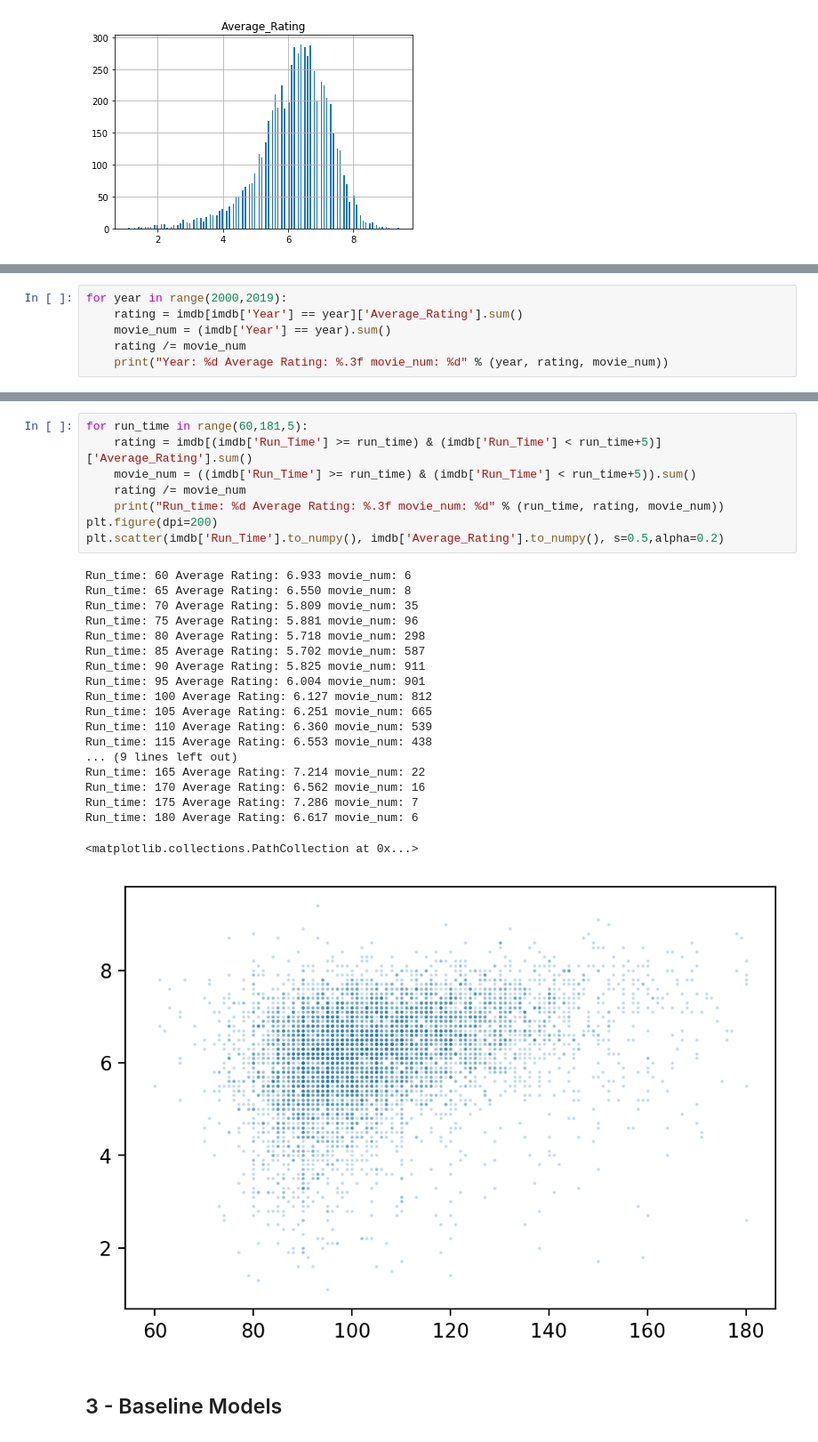
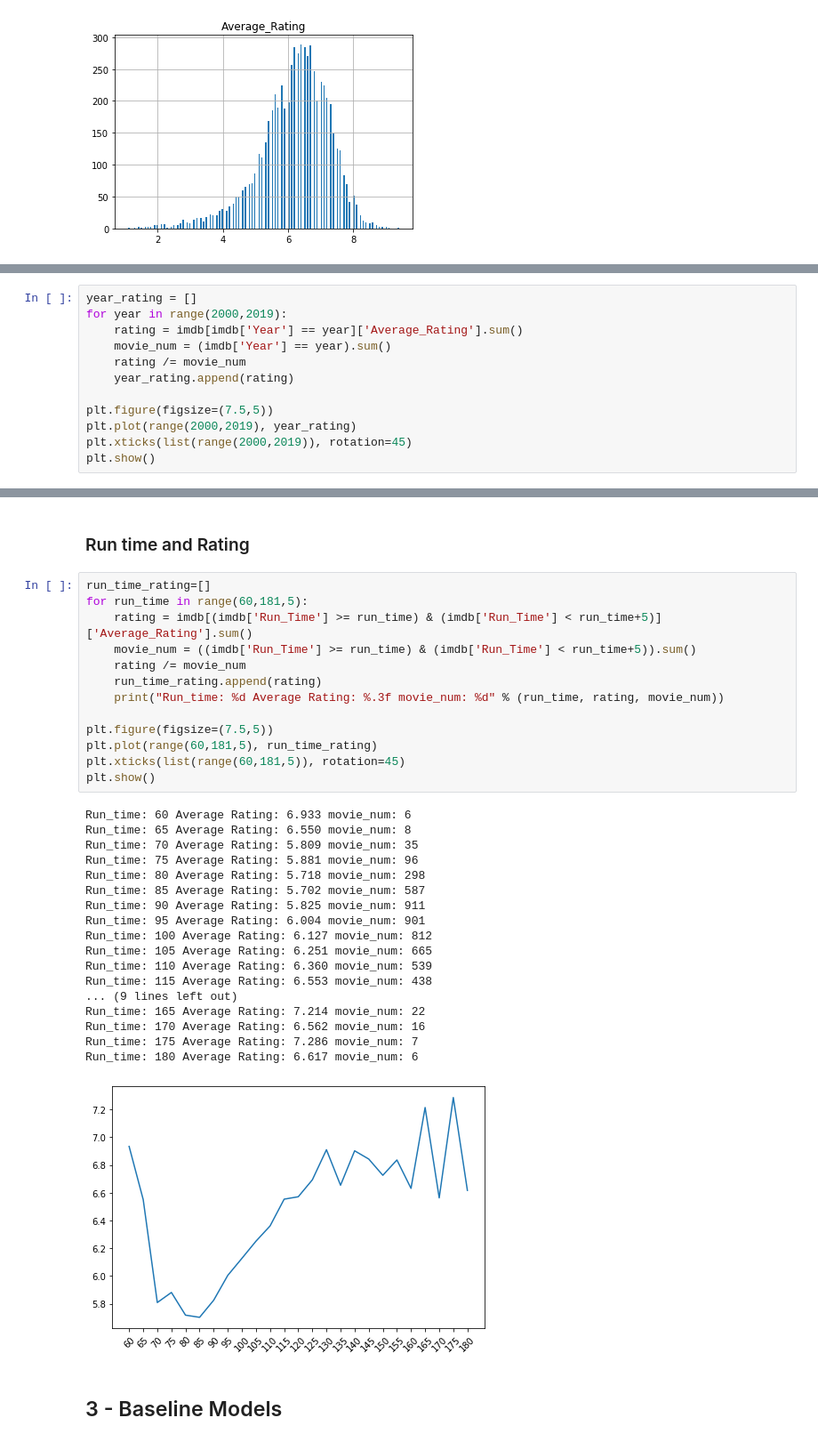
Before and after one commit to pupboss/CE7454-Project-Fall2019, a Jupyter notebook: notebook/notebook.ipynb, the cells around one changed output, grey strips where cells are left out. Shown: that part at 89% size. Drawn from its saved outputs; the diff is of its cells as text.

Commit message:
update visualization

```diff
--- a/notebook/notebook.ipynb
+++ b/notebook/notebook.ipynb
@@ -106,7 +126,13 @@ plt.show()
 # %%
+year_rating = []
 for year in range(2000,2019):
     rating = imdb[imdb['Year'] == year]['Average_Rating'].sum()
     movie_num = (imdb['Year'] == year).sum()
     rating /= movie_num
-    print("Year: %d Average Rating: %.3f movie_num: %d" % (year, rating, movie_num))
+    year_rating.append(rating)
+
+plt.figure(figsize=(7.5,5))
+plt.plot(range(2000,2019), year_rating)
+plt.xticks(list(range(2000,2019)), rotation=45)
+plt.show()
 # %% [output]
@@ -132,31 +140,37 @@ Year: 2018 Average Rating: 6.237 movie_num: 254
+# %% [markdown]
+### Run time and Rating
 # %%
+run_time_rating=[]
 for run_time in range(60,181,5):
     rating = imdb[(imdb['Run_Time'] >= run_time) & (imdb['Run_Time'] < run_time+5)]['Average_Rating'].sum()
     movie_num = ((imdb['Run_Time'] >= run_time) & (imdb['Run_Time'] < run_time+5)).sum()
     rating /= movie_num
+    run_time_rating.append(rating)
     print("Run_time: %d Average Rating: %.3f movie_num: %d" % (run_time, rating, movie_num))
-plt.figure(dpi=200)
-plt.scatter(imdb['Run_Time'].to_numpy(), imdb['Average_Rating'].to_numpy(), s=0.5,alpha=0.2)
+
+plt.figure(figsize=(7.5,5))
+plt.plot(range(60,181,5), run_time_rating)
+plt.xticks(list(range(60,181,5)), rotation=45)
+plt.show()
 # %% [output]
 Run_time: 60 Average Rating: 6.933 movie_num: 6
 Run_time: 65 Average Rating: 6.550 movie_num: 8
 Run_time: 70 Average Rating: 5.809 movie_num: 35
 Run_time: 75 Average Rating: 5.881 movie_num: 96
 Run_time: 80 Average Rating: 5.718 movie_num: 298
 Run_time: 85 Average Rating: 5.702 movie_num: 587
 Run_time: 90 Average Rating: 5.825 movie_num: 911
 Run_time: 95 Average Rating: 6.004 movie_num: 901
 Run_time: 100 Average Rating: 6.127 movie_num: 812
 Run_time: 105 Average Rating: 6.251 movie_num: 665
 Run_time: 110 Average Rating: 6.360 movie_num: 539
 Run_time: 115 Average Rating: 6.553 movie_num: 438
 ... (9 lines left out)
 Run_time: 165 Average Rating: 7.214 movie_num: 22
 Run_time: 170 Average Rating: 6.562 movie_num: 16
 Run_time: 175 Average Rating: 7.286 movie_num: 7
 Run_time: 180 Average Rating: 6.617 movie_num: 6
-<matplotlib.collections.PathCollection at 0x...>
-[figure, old version]
+[figure, new version]
 # %% [markdown]
 ## 3 - Baseline Models
 # %% [markdown]
```
Also changed, not shown: parts of 12 cells of this notebook, 6 other files.
